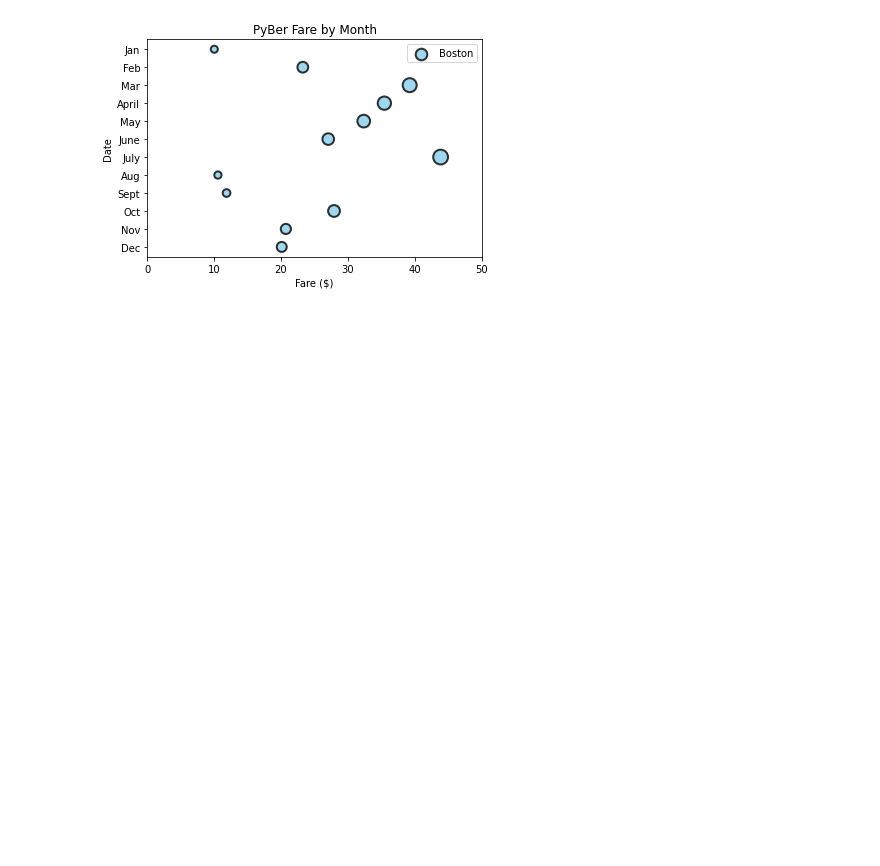
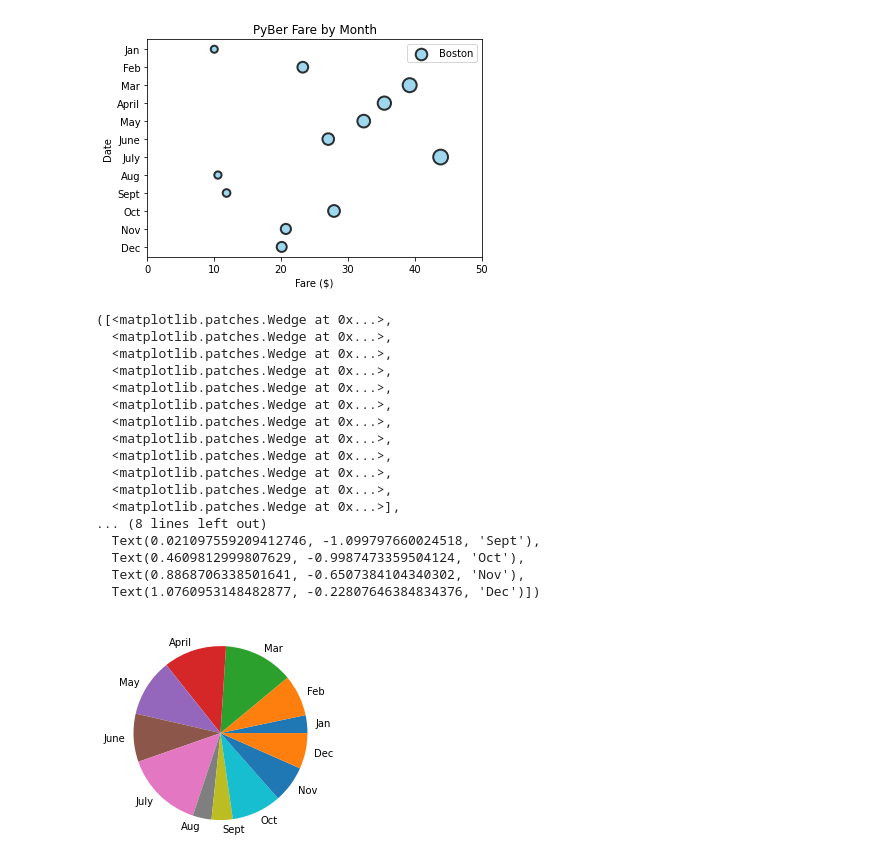
Before and after one commit to Hollisd12/PyBear_Analysis, a Jupyter notebook: matplotlib_practice.ipynb, the cells around one changed output. Saved outputs shown, nothing was run; the diff lists cells and outputs as text; code cells hidden in the pictures; blank space fills up the shorter version.

```diff
--- a/matplotlib_practice.ipynb
+++ b/matplotlib_practice.ipynb
@@ -278,3 +278,25 @@ ax.legend()
 # %% [output]
 <matplotlib.legend.Legend at 0x...>
 [figure]
+# %%
+# Create Pie Charts (matlab)
+plt.pie(y_axis,labels=x_axis)
+# %% [output]
+([<matplotlib.patches.Wedge at 0x...>,
+  <matplotlib.patches.Wedge at 0x...>,
+  <matplotlib.patches.Wedge at 0x...>,
+  <matplotlib.patches.Wedge at 0x...>,
+  <matplotlib.patches.Wedge at 0x...>,
+  <matplotlib.patches.Wedge at 0x...>,
+  <matplotlib.patches.Wedge at 0x...>,
+  <matplotlib.patches.Wedge at 0x...>,
+  <matplotlib.patches.Wedge at 0x...>,
+  <matplotlib.patches.Wedge at 0x...>,
+  <matplotlib.patches.Wedge at 0x...>,
+  <matplotlib.patches.Wedge at 0x...>],
+... (8 lines left out)
+  Text(0.021097559209412746, -1.099797660024518, 'Sept'),
+  Text(0.4609812999807629, -0.9987473359504124, 'Oct'),
+  Text(0.8868706338501641, -0.6507384104340302, 'Nov'),
+  Text(1.0760953148482877, -0.22807646384834376, 'Dec')])
+[figure, added]
```
Also changed, not shown: parts of 14 cells of this notebook, 6 other files.
